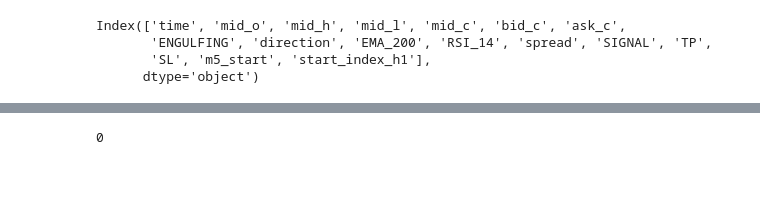
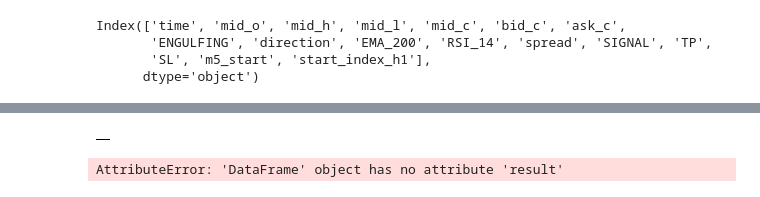
Before and after one commit to tjreese90/TraderDan, a Jupyter notebook: exploration/Guru_1_EMA200_RSI_OVER_50.ipynb, the cells around one changed output, grey strips where cells are left out. Drawn from its saved outputs; the diff is of its cells as text; code cells hidden in the pictures.

```diff
--- a/exploration/Guru_1_EMA200_RSI_OVER_50.ipynb
+++ b/exploration/Guru_1_EMA200_RSI_OVER_50.ipynb
@@ -309,9 +385,9 @@ class TradeM5:
         self.result = 0.0
         self.end_time = row.time
         self.start_time = row.time
-        self.duration = 0
+        self.duration = 1
 
-    def close_trade_m5(self, row, result, trigger_price):
+    def close_trade(self, row, result, trigger_price):
         self.running = False
         self.result = result
         self.end_time = row.time
@@ -321,14 +397,14 @@ class TradeM5:
         self.duration += 1
         if self.SIGNAL == BUY:
             if row.mid_h >= self.TP:
-                self.close_trade_m5(row, PROFIT_FACTOR, row.mid_h)
+                self.close_trade(row, PROFIT_FACTOR, row.mid_h)
             elif row.mid_l <= self.SL:
-                self.close_trade_m5(row, LOSS_FACTOR, row.mid_l)
+                self.close_trade(row, LOSS_FACTOR, row.mid_l)
         if self.SIGNAL == SELL:
             if row.mid_l <= self.TP:
-                self.close_trade_m5(row, PROFIT_FACTOR, row.mid_l)
+                self.close_trade(row, PROFIT_FACTOR, row.mid_l)
             elif row.mid_h >= self.SL:
-                self.close_trade_m5(row, LOSS_FACTOR, row.mid_h)
+                self.close_trade(row, LOSS_FACTOR, row.mid_h)
 # %%
 open_trades_m5 = []
 closed_trades_m5 = []
@@ -345,6 +421,10 @@ for index, row in merged.iterrows():
 # %%
-df_results_m5 = pd.DataFrame.from_dict([vars(x) for x in closed_trades_m5]) # type: ignore
+df_res_m5 = pd.DataFrame.from_dict([vars(x) for x in closed_trades_m5])
-# %%
-len(closed_trades_m5)
-# %% [output]
-0
+# %%
+df_res_m5.head()
+# %% [output]
+|  |
+# %%
+df_res_m5.result.sum()
+# %% [output]
+AttributeError: 'DataFrame' object has no attribute 'result'
```
Also changed, not shown: parts of 17 cells of this notebook, 11 other files.
